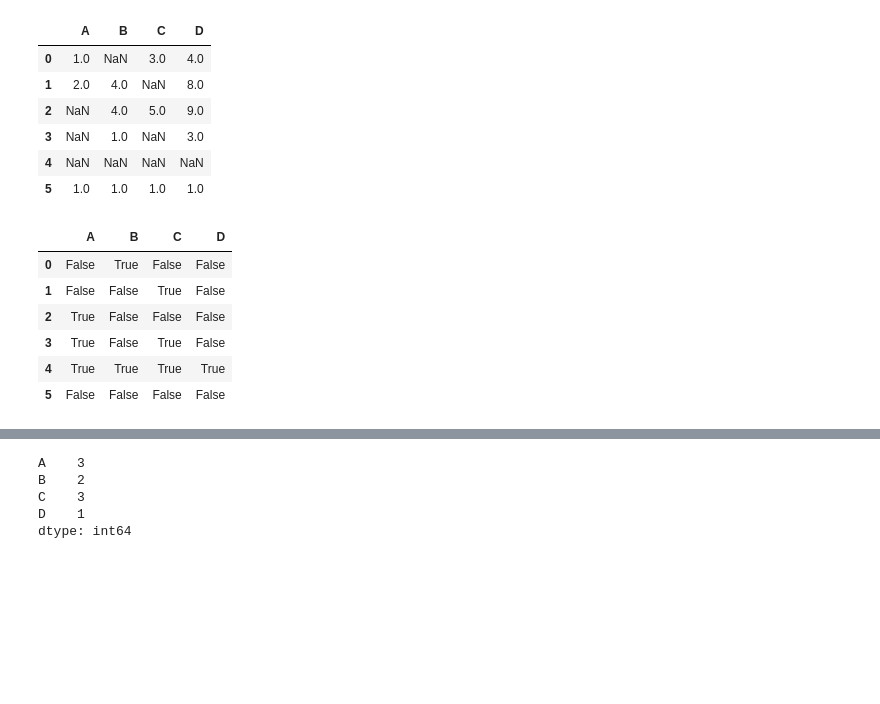
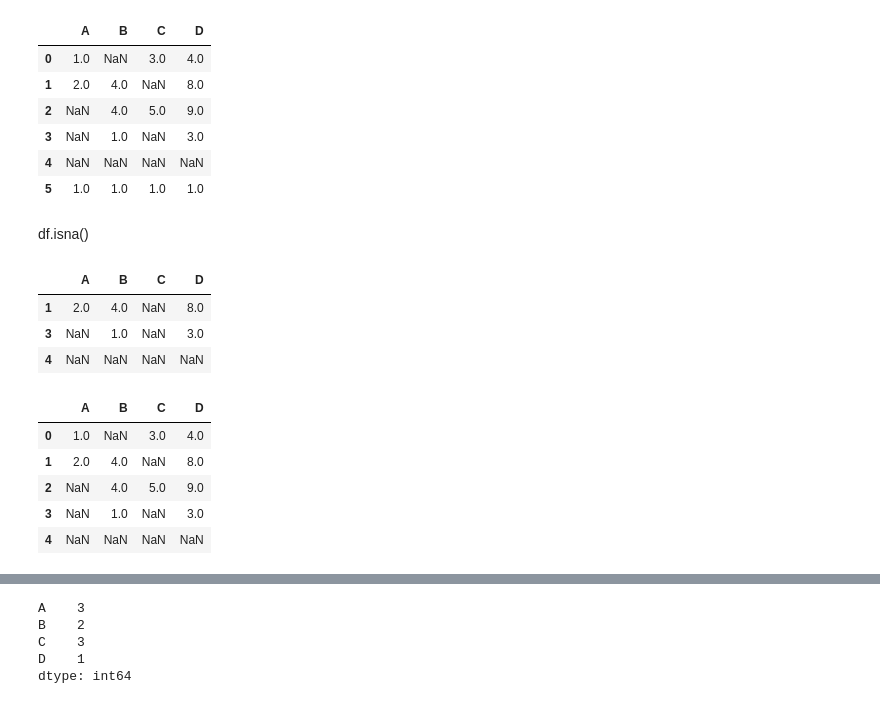
Before and after one commit to Zaidmemon5412/sem-4, a Jupyter notebook: python-2/pandas/2.11_03_2026.ipynb, the cells around one changed output, grey strips where cells are left out. Saved outputs shown, nothing was run; the diff lists cells and outputs as text; code cells hidden in the pictures; blank space fills up the shorter version.

```diff
--- a/python-2/pandas/2.11_03_2026.ipynb
+++ b/python-2/pandas/2.11_03_2026.ipynb
@@ -14,13 +14,23 @@ df
 | 3 | NaN | 1.0 | NaN | 3.0 |
 | 4 | NaN | NaN | NaN | NaN |
 | 5 | 1.0 | 1.0 | 1.0 | 1.0 |
+# %% [markdown]
+df.isna()
 # %%
-df.isna()
+df[df["C"].isna()]
 # %% [output]
 |  | A | B | C | D |
-| 0 | False | True | False | False |
-| 1 | False | False | True | False |
-| 2 | True | False | False | False |
-| 3 | True | False | True | False |
-| 4 | True | True | True | True |
-| 5 | False | False | False | False |
+| 1 | 2.0 | 4.0 | NaN | 8.0 |
+| 3 | NaN | 1.0 | NaN | 3.0 |
+| 4 | NaN | NaN | NaN | NaN |
+# %%
+mask=df.isna().any(axis=1)
+row=df[mask]
+row
+# %% [output]
+|  | A | B | C | D |
+| 0 | 1.0 | NaN | 3.0 | 4.0 |
+| 1 | 2.0 | 4.0 | NaN | 8.0 |
+| 2 | NaN | 4.0 | 5.0 | 9.0 |
+| 3 | NaN | 1.0 | NaN | 3.0 |
+| 4 | NaN | NaN | NaN | NaN |
```
Also changed, not shown: parts of 13 cells of this notebook, 6 other files.
